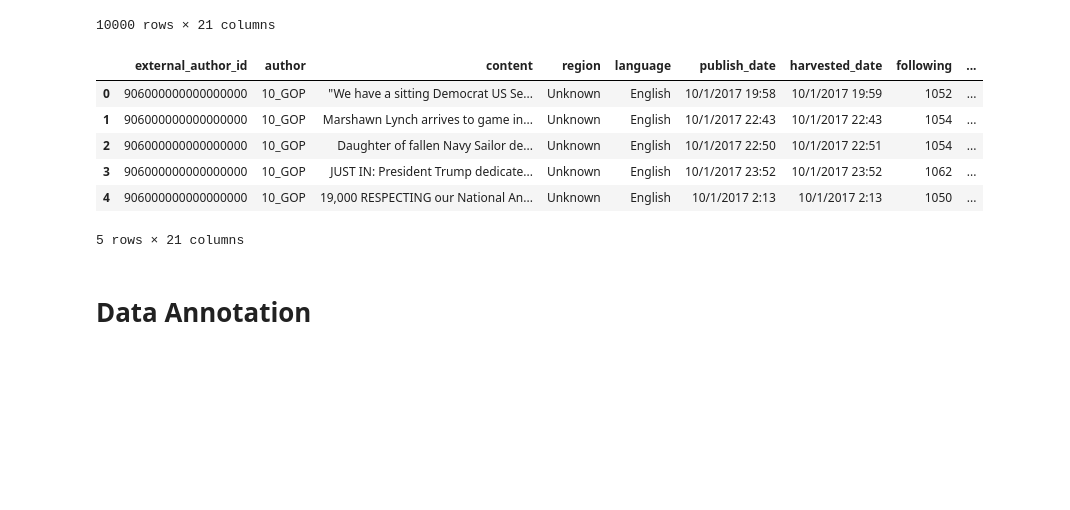
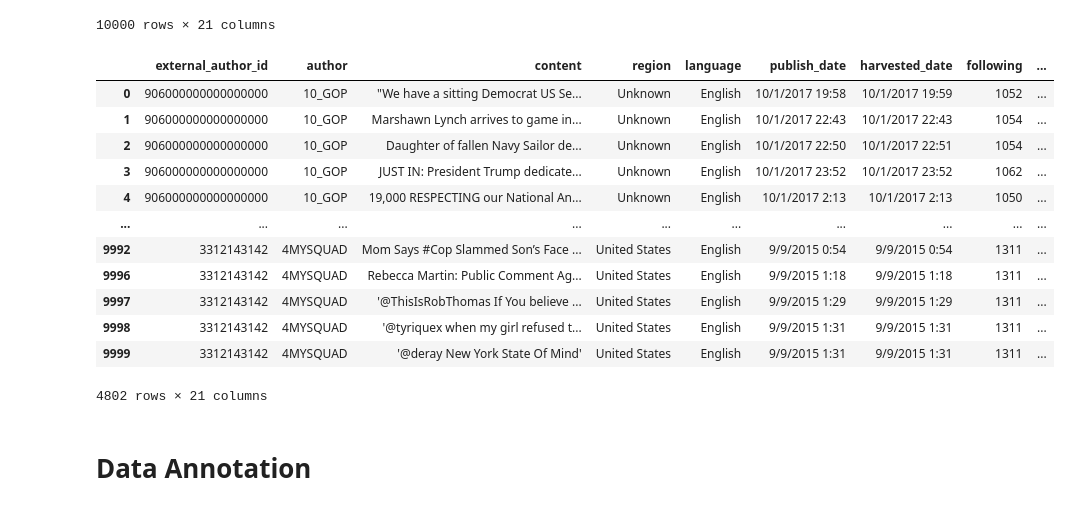
Before and after one commit to VincentCloud/comp598-2021, a Jupyter notebook: hw1/hw1_solution/hw1.ipynb, the cells around one changed output. Cells and saved outputs as stored; diff of their text form; code cells hidden in the pictures; blank space fills up the shorter version.

```diff
--- a/hw1/hw1_solution/hw1.ipynb
+++ b/hw1/hw1_solution/hw1.ipynb
@@ -29,16 +29,22 @@ df
 # %%
 # filter out the tweets that are in English and do not contain a question
 english_df = df[df['language'] == 'English']
 english_no_q_df = english_df[~english_df['content'].str.contains('\?')]
-english_no_q_df.head()
+english_no_q_df
 # %% [output]
 |  | external_author_id | author | content | region | language | publish_date | harvested_date | following | ... |
 | 0 | 906000000000000000 | 10_GOP | "We have a sitting Democrat US Se... | Unknown | English | 10/1/2017 19:58 | 10/1/2017 19:59 | 1052 | ... |
 | 1 | 906000000000000000 | 10_GOP | Marshawn Lynch arrives to game in... | Unknown | English | 10/1/2017 22:43 | 10/1/2017 22:43 | 1054 | ... |
 | 2 | 906000000000000000 | 10_GOP | Daughter of fallen Navy Sailor de... | Unknown | English | 10/1/2017 22:50 | 10/1/2017 22:51 | 1054 | ... |
 | 3 | 906000000000000000 | 10_GOP | JUST IN: President Trump dedicate... | Unknown | English | 10/1/2017 23:52 | 10/1/2017 23:52 | 1062 | ... |
 | 4 | 906000000000000000 | 10_GOP | 19,000 RESPECTING our National An... | Unknown | English | 10/1/2017 2:13 | 10/1/2017 2:13 | 1050 | ... |
+| ... | ... | ... | ... | ... | ... | ... | ... | ... | ... |
+| 9992 | 3312143142 | 4MYSQUAD | Mom Says #Cop Slammed Son’s Face ... | United States | English | 9/9/2015 0:54 | 9/9/2015 0:54 | 1311 | ... |
+| 9996 | 3312143142 | 4MYSQUAD | Rebecca Martin: Public Comment Ag... | United States | English | 9/9/2015 1:18 | 9/9/2015 1:18 | 1311 | ... |
+| 9997 | 3312143142 | 4MYSQUAD | '@ThisIsRobThomas If You believe ... | United States | English | 9/9/2015 1:29 | 9/9/2015 1:29 | 1311 | ... |
+| 9998 | 3312143142 | 4MYSQUAD | '@tyriquex when my girl refused t... | United States | English | 9/9/2015 1:31 | 9/9/2015 1:31 | 1311 | ... |
+| 9999 | 3312143142 | 4MYSQUAD | '@deray New York State Of Mind' | United States | English | 9/9/2015 1:31 | 9/9/2015 1:31 | 1311 | ... |
-5 rows × 21 columns
+4802 rows × 21 columns
 # %%
 data_path = 'filtered_data.tsv'
 english_no_q_df.to_csv(data_path, sep='\t', index=False)
```
Also changed, not shown: parts of 2 cells of this notebook, 1 other file.
